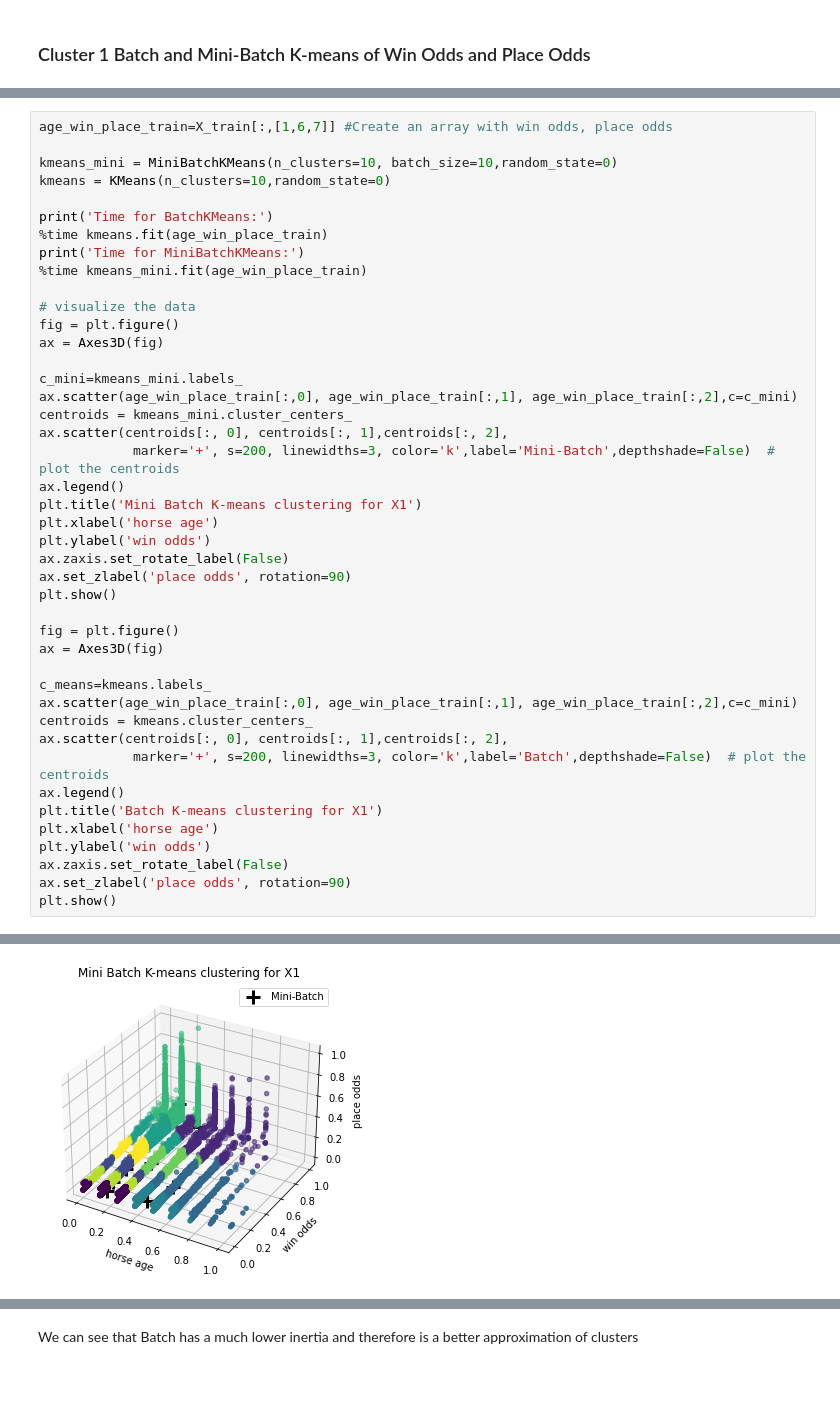
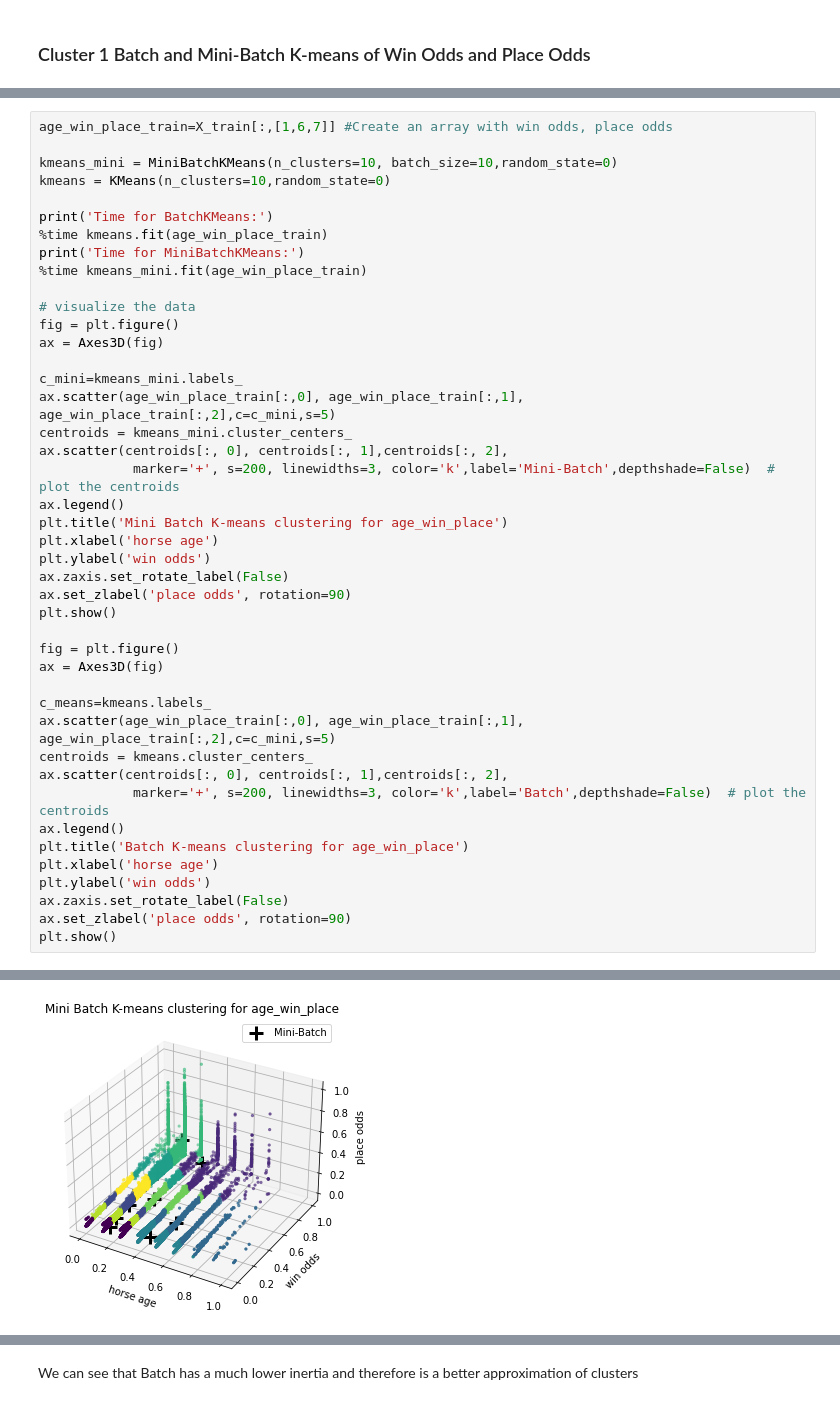
Before and after one commit to C-Stewart-GH/Hong_Kong_Horse_Racing_Project, a Jupyter notebook: Project3/Cameron_Lab3.ipynb, the cells around one changed output, grey strips where cells are left out. Saved outputs shown, nothing was run; the diff lists cells and outputs as text.

```diff
--- a/Project3/Cameron_Lab3.ipynb
+++ b/Project3/Cameron_Lab3.ipynb
@@ -284,12 +286,12 @@ fig = plt.figure()
 ax = Axes3D(fig)
 
 c_mini=kmeans_mini.labels_
-ax.scatter(age_win_place_train[:,0], age_win_place_train[:,1], age_win_place_train[:,2],c=c_mini)
+ax.scatter(age_win_place_train[:,0], age_win_place_train[:,1], age_win_place_train[:,2],c=c_mini,s=5)
 centroids = kmeans_mini.cluster_centers_
 ax.scatter(centroids[:, 0], centroids[:, 1],centroids[:, 2],
             marker='+', s=200, linewidths=3, color='k',label='Mini-Batch',depthshade=False)  # plot the centroids
 ax.legend()
-plt.title('Mini Batch K-means clustering for X1')
+plt.title('Mini Batch K-means clustering for age_win_place')
 plt.xlabel('horse age')
 plt.ylabel('win odds')
 ax.zaxis.set_rotate_label(False)
@@ -300,12 +302,12 @@ fig = plt.figure()
 ax = Axes3D(fig)
 
 c_means=kmeans.labels_
-ax.scatter(age_win_place_train[:,0], age_win_place_train[:,1], age_win_place_train[:,2],c=c_mini)
+ax.scatter(age_win_place_train[:,0], age_win_place_train[:,1], age_win_place_train[:,2],c=c_mini,s=5)
 centroids = kmeans.cluster_centers_
 ax.scatter(centroids[:, 0], centroids[:, 1],centroids[:, 2],
             marker='+', s=200, linewidths=3, color='k',label='Batch',depthshade=False)  # plot the centroids
 ax.legend()
-plt.title('Batch K-means clustering for X1')
+plt.title('Batch K-means clustering for age_win_place')
 plt.xlabel('horse age')
 plt.ylabel('win odds')
 ax.zaxis.set_rotate_label(False)
@@ -321 +323 @@ Wall time: 956 ms
-[figure, old version]
+[figure, new version]
```
Also changed, not shown: parts of 11 cells of this notebook.
